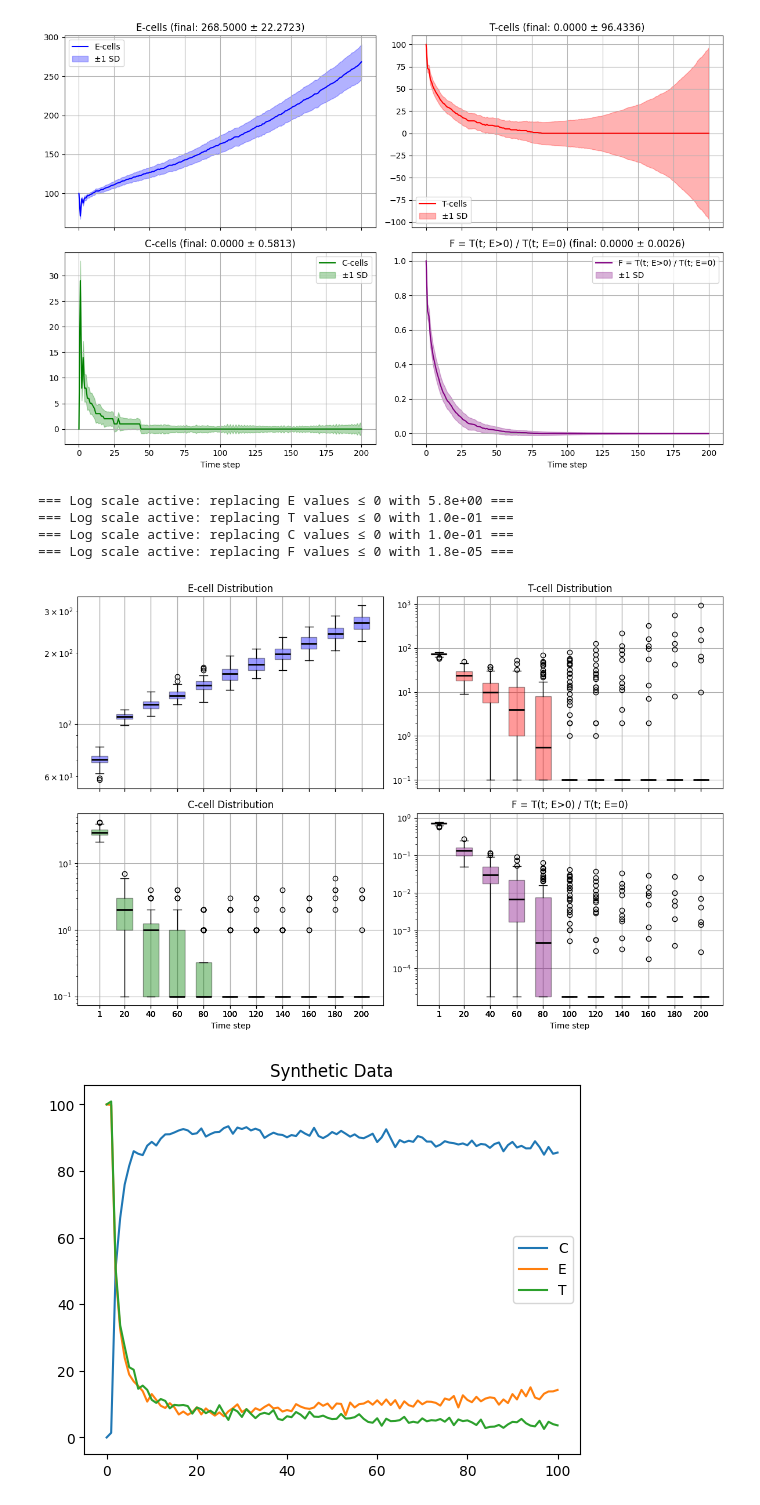
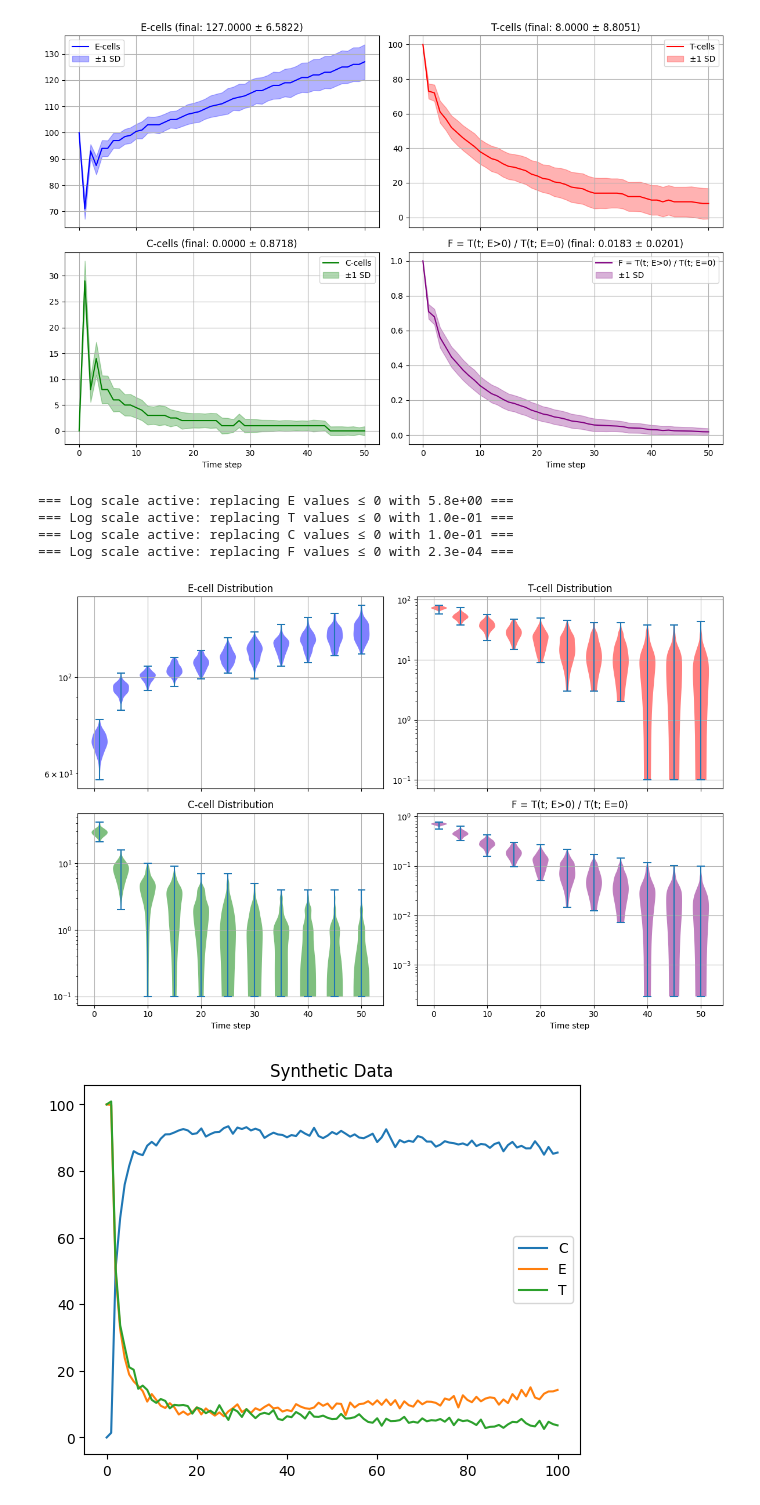
Before and after one commit to iumery/mti_takeda_project, a Jupyter notebook: agent_model_optimized.ipynb, the cells around one changed output. Drawn from its saved outputs; the diff is of its cells as text; code cells hidden in the pictures.

```diff
--- a/agent_model_optimized.ipynb
+++ b/agent_model_optimized.ipynb
@@ -784,26 +802,26 @@ HBox(children=(Button(description='−', layout=Layout(width='40px'), style=Butt
 # %%
 sim_config: dict = dict(
     E_0=100,
     T_0=100,
     r=0.02,
     m=0.02,
-    N=200,
+    N=50,
     L=1.0,
     k_on=0.9,
     k_off=0.2,
     k_kill=0.8,
     g_E=0.005,
     g_T=0.03,
     early_stop=(False, 0, 0.0),
 )
 monte_carlo, monte_carlo_baseline = single_scenario_monte_carlo(n_runs=100, sim_kwargs=sim_config)
 plot_result_trend(monte_carlo, use_median=True)
-plot_result_distribution(monte_carlo, step=20, use_violin=False, use_logscale=True)
+plot_result_distribution(monte_carlo, step=5, use_violin=True, use_logscale=True)
 # %% [output]
-[figure, old version]
+[figure, new version]
 === Log scale active: replacing E values ≤ 0 with 5.8e+00 ===
 === Log scale active: replacing T values ≤ 0 with 1.0e-01 ===
 === Log scale active: replacing C values ≤ 0 with 1.0e-01 ===
-=== Log scale active: replacing F values ≤ 0 with 1.8e-05 ===
+=== Log scale active: replacing F values ≤ 0 with 2.3e-04 ===
-[figure, old version]
+[figure, new version]
 # %%
```
Also changed, not shown: parts of 3 cells of this notebook.
